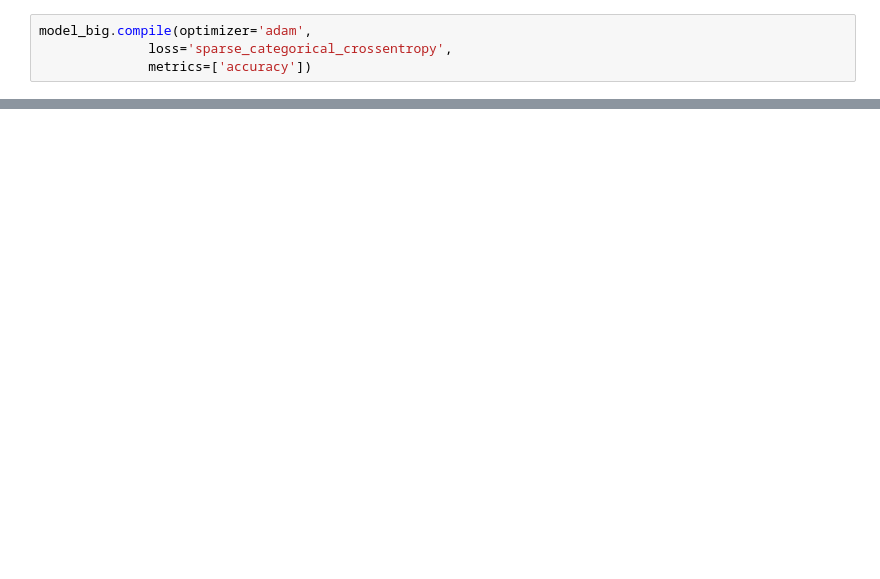
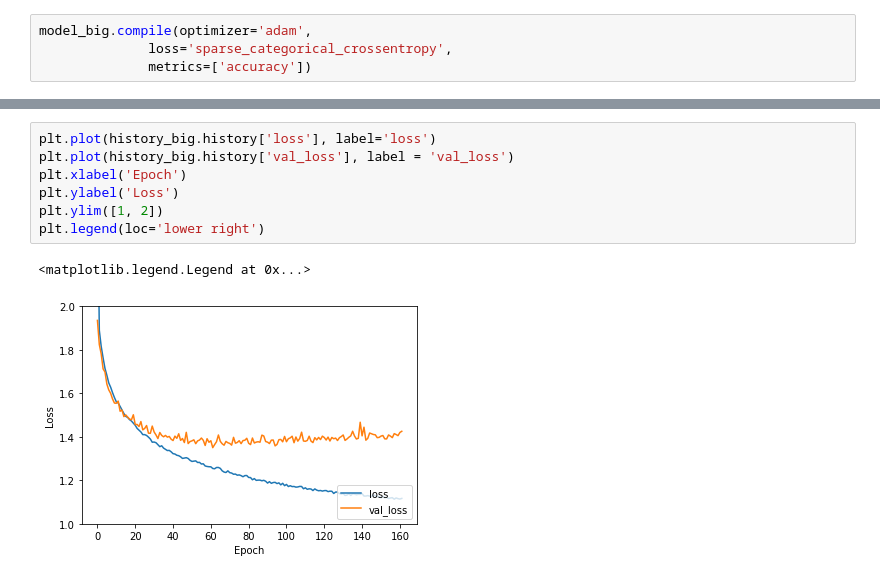
Before and after one commit to Ylja07/Cds-machine-learning, a Jupyter notebook: exercise_deep_learning_tensorflow/Week 6 Deep Learning/Perceptron.ipynb, the cells around one changed output, grey strips where cells are left out. Cells and saved outputs as stored; diff of their text form; blank space fills up the shorter version.

```diff
--- a/exercise_deep_learning_tensorflow/Week 6 Deep Learning/Perceptron.ipynb
+++ b/exercise_deep_learning_tensorflow/Week 6 Deep Learning/Perceptron.ipynb
@@ -187,0 +225,10 @@ NameError: name 'history_big' is not defined
+# %%
+plt.plot(history_big.history['loss'], label='loss')
+plt.plot(history_big.history['val_loss'], label = 'val_loss')
+plt.xlabel('Epoch')
+plt.ylabel('Loss')
+plt.ylim([1, 2])
+plt.legend(loc='lower right')
+# %% [output]
+<matplotlib.legend.Legend at 0x...>
+[figure, added]
```
Also changed, not shown: parts of 10 cells of this notebook.
